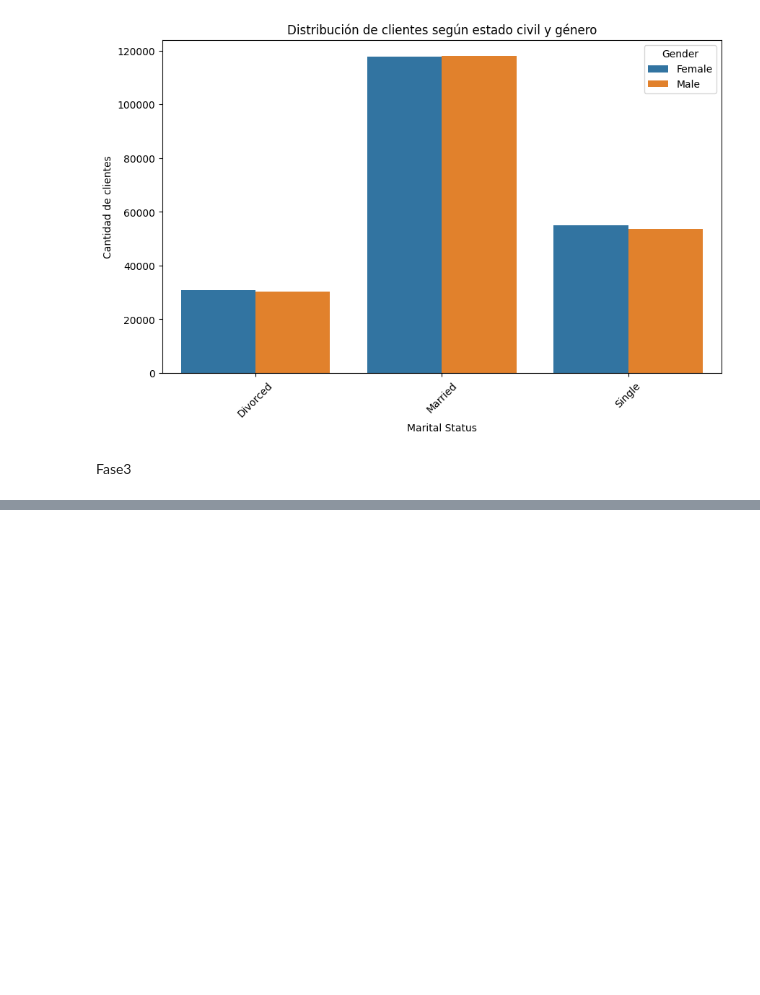
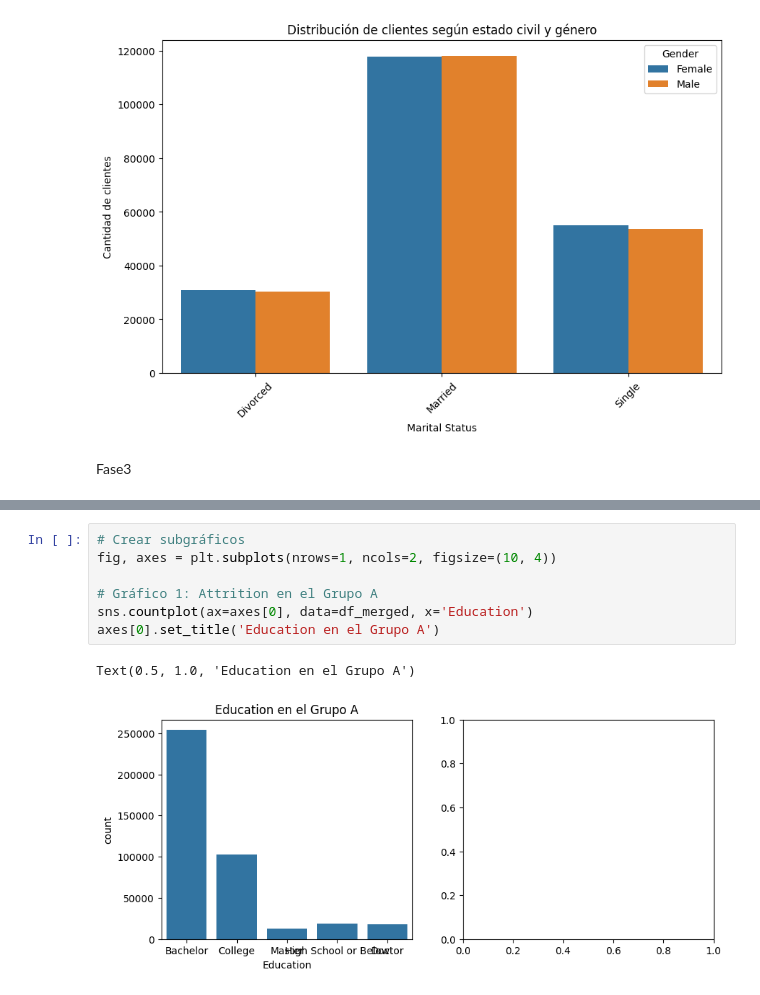
Before and after one commit to Adalab/bda-modulo-3-evaluacion-final-910129023, a Jupyter notebook: Evaluacion -1.ipynb, the cells around one changed output, grey strips where cells are left out. Saved outputs shown, nothing was run; the diff lists cells and outputs as text; blank space fills up the shorter version.

```diff
--- a/Evaluacion -1.ipynb
+++ b/Evaluacion -1.ipynb
@@ -413,0 +451,10 @@ df = df[(df['Salary'] >= valid_range[0]) & (df['Salary'] <= valid_range[1])]
+# %%
+# Crear subgráficos
+fig, axes = plt.subplots(nrows=1, ncols=2, figsize=(10, 4))
+
+# Gráfico 1: Attrition en el Grupo A
+sns.countplot(ax=axes[0], data=df_merged, x='Education')
+axes[0].set_title('Education en el Grupo A')
+# %% [output]
+Text(0.5, 1.0, 'Education en el Grupo A')
+[figure, added]
```
Also changed, not shown: parts of 23 cells of this notebook.
